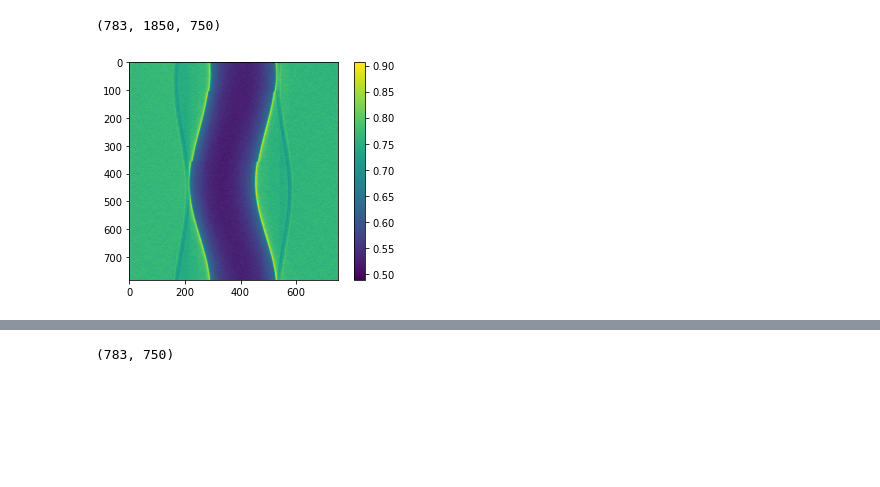
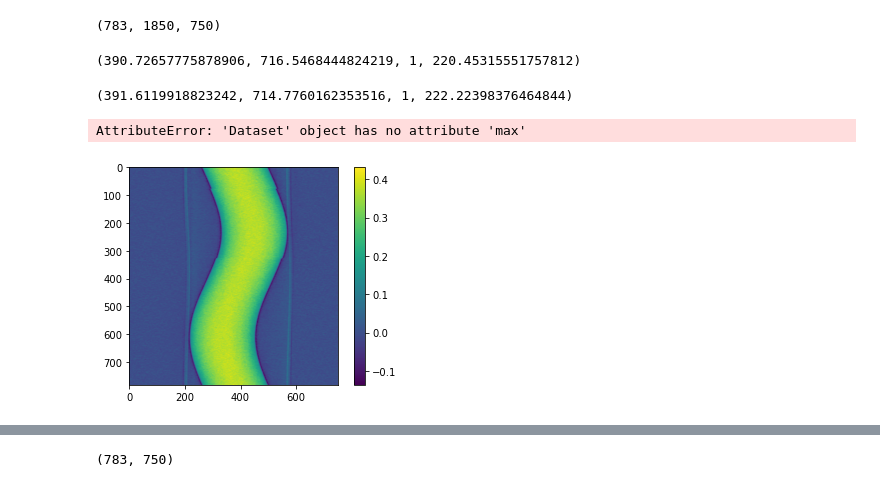
Before and after one commit to zhangy6x/research_stuff, a Jupyter notebook: jupyter_notebooks/norm_recon/algotom_workflow_load.ipynb, the cells around one changed output, grey strips where cells are left out. Cells and saved outputs as stored; diff of their text form; code cells hidden in the pictures; blank space fills up the shorter version.

```diff
--- a/jupyter_notebooks/norm_recon/algotom_workflow_load.ipynb
+++ b/jupyter_notebooks/norm_recon/algotom_workflow_load.ipynb
@@ -36,6 +39,6 @@ os.listdir(output_loc)
 # %%
 ###################### need to change start
-sample_name = "2022_09_29_sample1"
+sample_name = "2022_09_29_sample4"
 output_hdf5 = output_loc + sample_name + ".h5"
 ###################### need to change end
 # %% [markdown]
@@ -83,6 +82,8 @@ deque([' tomo',
        '        └── sino_rmv (1850, 783, 750)'])
 # %%
 proj_norm = losa.load_hdf(output_hdf5, key_path='tomo/proj/proj_norm')
+proj_rmv = losa.load_hdf(output_hdf5, key_path='tomo/proj/proj_rmv')
+ang_rad = losa.load_hdf(output_hdf5, key_path='tomo/meta/ang_rad')
 # %%
 proj_norm.shape
 # %% [output]
@@ -90,9 +91,23 @@ proj_norm.shape
 # %%
 sino_norm = losa.load_hdf(output_hdf5, key_path='tomo/sino/sino_norm')
 sino_rmv = losa.load_hdf(output_hdf5, key_path='tomo/sino/sino_rmv')
+# %%
+rot_center = calc.find_center_360(sino_rmv[400], 900)
+print(rot_center) # >> 1275.25
+# %% [output]
+(390.72657775878906, 716.5468444824219, 1, 220.45315551757812)
+# %%
+rot_center = calc.find_center_360(sino_rmv[600], 900)
+print(rot_center) # >> 1275.25
+# %% [output]
+(391.6119918823242, 714.7760162353516, 1, 222.22398376464844)
+# %%
+proj_align = tomopy.align_joint(proj_rmv, ang=ang_rad, center=rot_center)
+# %% [output]
+AttributeError: 'Dataset' object has no attribute 'max'
 # %%
-plt.imshow(sino_rmv[600])
+plt.imshow(sino_rmv[450])
 plt.colorbar()
 plt.show()
 # %% [output]
-[figure, old version]
+[figure, new version]
```
Also changed, not shown: parts of 13 cells of this notebook, 1 other file.
